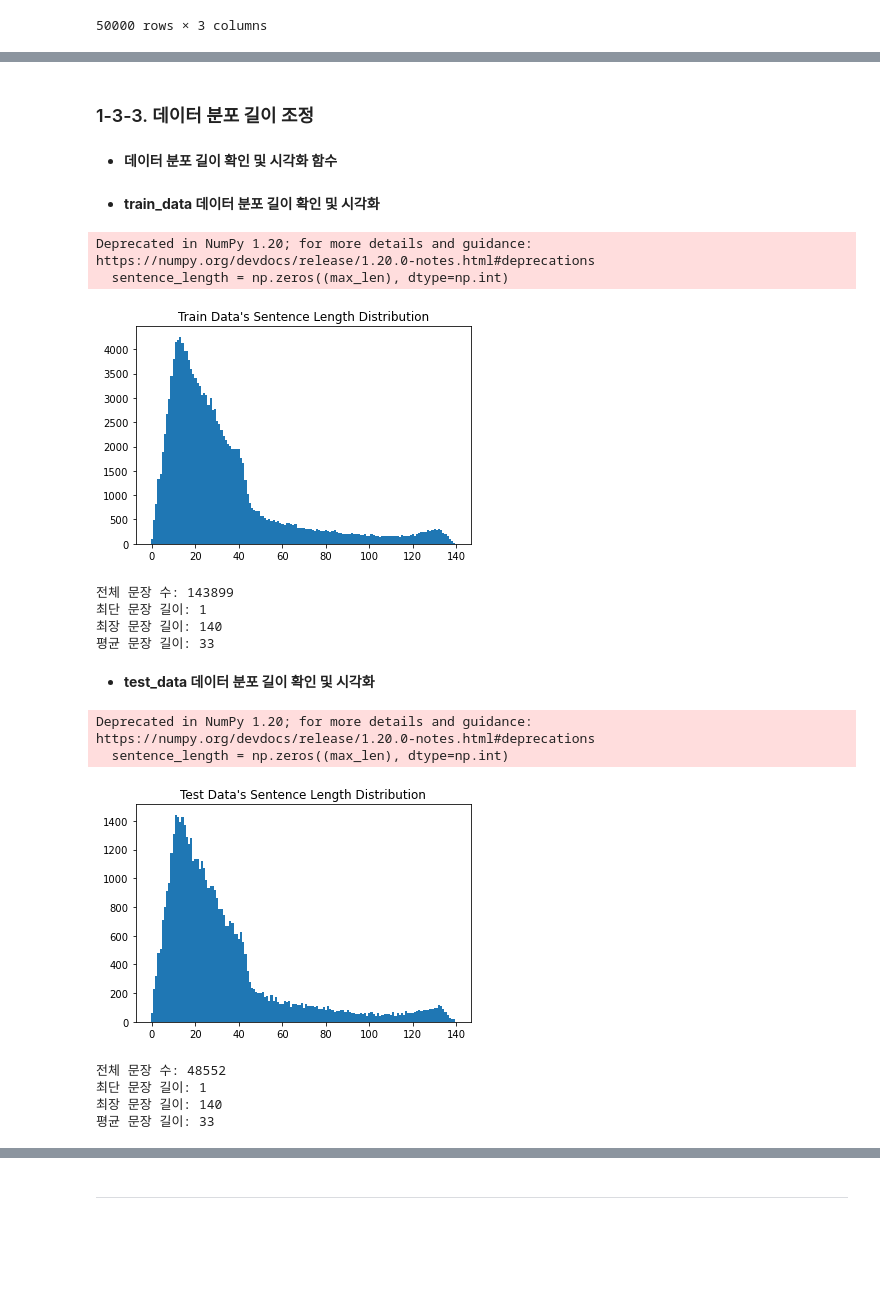
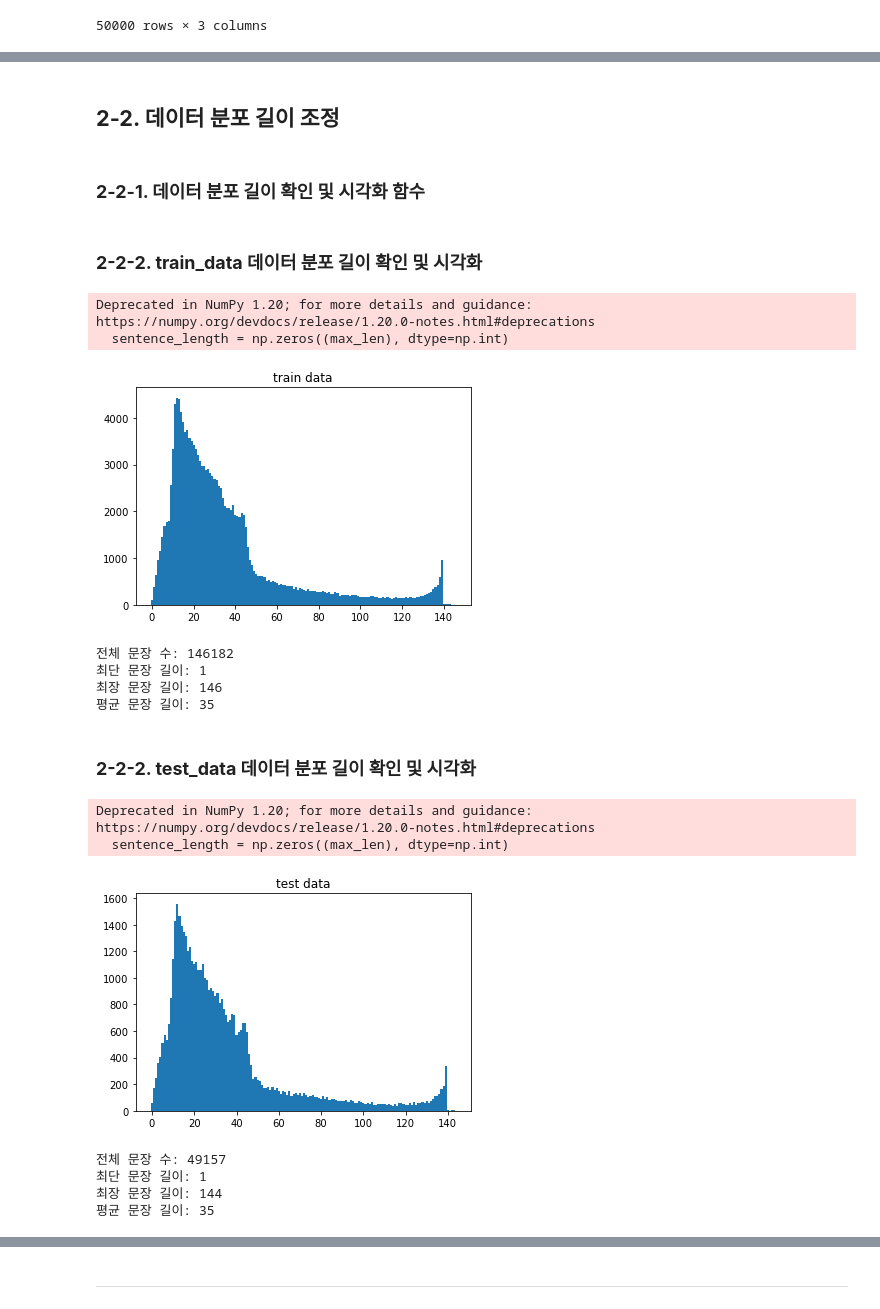
Before and after one commit to 9645258/aiffel, a Jupyter notebook: 02_going-deeper/01_nlp/GD-02/[GD-02]nlp.ipynb, the cells around one changed output, grey strips where cells are left out. Drawn from its saved outputs; the diff is of its cells as text; code cells hidden in the pictures; blank space fills up the shorter version.

```diff
--- a/02_going-deeper/01_nlp/GD-02/[GD-02]nlp.ipynb
+++ b/02_going-deeper/01_nlp/GD-02/[GD-02]nlp.ipynb
@@ -115,2 +127,0 @@ train_data
-# %%
-test_data['document'] = test_data['document'].str.replace(pat=r'[^가-힣0-9a-zA-Z ]+', repl= r'', regex=True)
@@ -233,7 +157,7 @@ test_data
 # %% [markdown]
-### 1-3-3. 데이터 분포 길이 조정
+## **2-2. 데이터 분포 길이 조정**
 # %% [markdown]
-- **데이터 분포 길이 확인 및 시각화 함수**
+### **2-2-1. 데이터 분포 길이 확인 및 시각화 함수**
 # %%
 def draw_sentence_length(data, title):
     min_len = 999
@@ -263,27 +187,27 @@ def draw_sentence_length(data, title):
     print("최장 문장 길이:", max_len)
     print("평균 문장 길이:", sum_len // len(cleaned_corpus))
 # %% [markdown]
-- **train_data 데이터 분포 길이 확인 및 시각화**
+### **2-2-2. train_data 데이터 분포 길이 확인 및 시각화**
 # %%
-draw_sentence_length(train_data["document"], title="Train Data's Sentence Length Distribution")
+draw_sentence_length(train_data["document"], title = "train data")
 # %% [output]
 Deprecated in NumPy 1.20; for more details and guidance: https://numpy.org/devdocs/release/1.20.0-notes.html#deprecations
   sentence_length = np.zeros((max_len), dtype=np.int)
-[figure, old version]
+[figure, new version]
-전체 문장 수: 143899
+전체 문장 수: 146182
 최단 문장 길이: 1
-최장 문장 길이: 140
-평균 문장 길이: 33
+최장 문장 길이: 146
+평균 문장 길이: 35
 # %% [markdown]
-- **test_data 데이터 분포 길이 확인 및 시각화**
+### **2-2-2. test_data 데이터 분포 길이 확인 및 시각화**
 # %%
-draw_sentence_length(test_data["document"], title="Test Data's Sentence Length Distribution")
+draw_sentence_length(test_data["document"], title = "test data")
 # %% [output]
 Deprecated in NumPy 1.20; for more details and guidance: https://numpy.org/devdocs/release/1.20.0-notes.html#deprecations
   sentence_length = np.zeros((max_len), dtype=np.int)
-[figure, old version]
+[figure, new version]
-전체 문장 수: 48552
+전체 문장 수: 49157
 최단 문장 길이: 1
-최장 문장 길이: 140
-평균 문장 길이: 33
+최장 문장 길이: 144
+평균 문장 길이: 35
 # %% [markdown]
```
Also changed, not shown: parts of 149 cells of this notebook.
